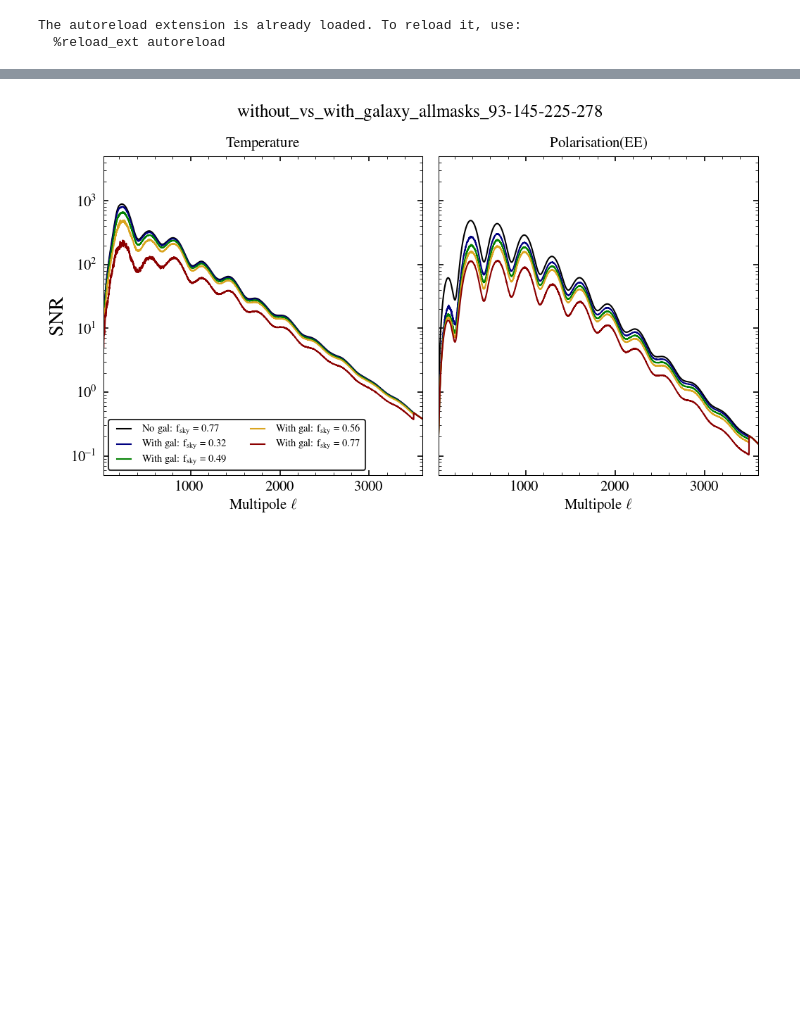
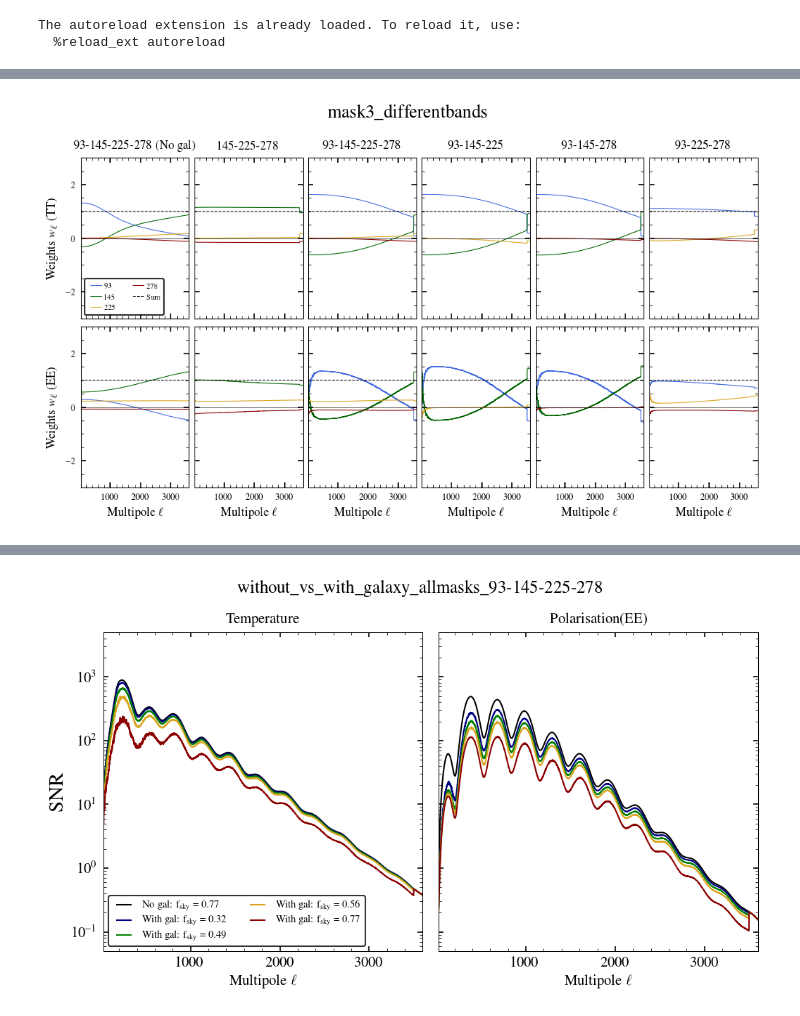
Before and after one commit to sriniraghunathan/DRAFT, a Jupyter notebook: scripts/notebooks/analyse_plot_ilc_curves.ipynb, the cells around one changed output, grey strips where cells are left out. Saved outputs shown, nothing was run; the diff lists cells and outputs as text; code cells hidden in the pictures; blank space fills up the shorter version.

```diff
--- a/scripts/notebooks/analyse_plot_ilc_curves.ipynb
+++ b/scripts/notebooks/analyse_plot_ilc_curves.ipynb
@@ -187,0 +348,78 @@ results/galactic_sims/S4_ilc_zonca_sims_20204028_galaxy1_93-145-225-278_galmask3
+# %%
+#plot weights
+##### clf()
+logscale = 0
+fsval = 6
+dic_for_snr = {}
+fig = figure(figsize=(8., 4.))
+subplots_adjust(wspace=0.05, hspace = 0.05)
+colordic = {27:'indigo', 39:'blue', 93: 'royalblue', 145: 'darkgreen', 225: 'goldenrod', 278: 'darkred'}
+
+tr, tc = 2, len(flist)
+for fcntr, fname in enumerate( flist ):
+    dic_for_snr[fname] = {}
+    print(fname)
+    resdic = np.load(fname, allow_pickle=1).item()
+
+    #get fksy
+    fsky = resdic['fsky_val']
+
+    #get frequencies from dic
+    freqarr = list( resdic['beam_noise_dic']['T'].keys() )
+    freqarr_str = '-'.join(np.asarray(freqarr).astype(str))
+
+    if what_is_changing == 'mask':
+        #lab = r'%sf$_{\rm sky}=%.2f$' %(lab, fsky)
+        lab = r'f$_{\rm sky}=%.2f$' %(fsky)
+    elif what_is_changing == 'bands':
+        lab = r'%s' %(freqarr_str)
+
+    if fname.find('galaxy0')>-1:
+        lab = '%s (No gal)' %(lab)
+
+    #get weights from dic
+    weights_dic = resdic['weights']
+
+    for tpcntr, TP in enumerate(TParr):
+        if logscale:
+            ax = subplot2grid((tr,tc),(tpcntr,fcntr), xscale = 'log')#, yscale = 'log')
+        else:
+            ax = subplot2grid((tr,tc),(tpcntr,fcntr))#, xscale = 'log')#, yscale = 'log')
+
+        for frqcntr, freq in enumerate( freqarr ):
+            plot(weights_dic[TP][frqcntr], color = colordic[freq], label = r'%s' %(freq), lw = 0.5)
+        plot(np.sum(weights_dic[TP], axis = 0), 'k--', label = r'Sum', lw = 0.5)
+        axhline(lw=0.3);
+
+        if fcntr == 0 and tpcntr == 0:
+            if tc>2:
+                ncol = 2
+            else:
+                ncol = 5
+            legend(loc = 3, fontsize = 5, ncol = ncol, handlelength = 2., handletextpad = 0.1)
+        xlim(20, 3600); ylim(-3., 3.)
+
+        ylab = 'Weights $w_{\ell}$'
+        if tpcntr == 0:
+            ylab = r'%s (TT)' %(ylab)
+            title(lab, fontsize = fsval + 2)
+            setp(ax.get_xticklabels(which = 'both'), visible=False)
+        else:
+            xlabel(r'Multipole $\ell$', fontsize = fsval + 2)
+            ylab = r'%s (EE)' %(ylab)
+
+        if fcntr>0:
+            setp(ax.get_yticklabels(which = 'both'), visible=False)
+        else:
+            ylabel(ylab, fontsize = fsval + 2)
+
+        for label in ax.get_xticklabels(): label.set_fontsize(fsval)
+        for label in ax.get_yticklabels(): label.set_fontsize(fsval)
+
+suptitle(r'%s' %(plname_str.replace('_','\_')), y = 1.)
+
+if logscale:
+    savefig('reports/galactic_sims/ILC_analysis/weights_%s_logscale.pdf' %(plname_str))
+else:
+    savefig('reports/galactic_sims/ILC_analysis/weights_%s.pdf' %(plname_str))
+# %% [output]
@@ -187,0 +432 @@ results/galactic_sims/S4_ilc_zonca_sims_20204028_galaxy1_93-145-225-278_galmask3
+[figure, added]
```
Also changed, not shown: parts of 12 cells of this notebook.
